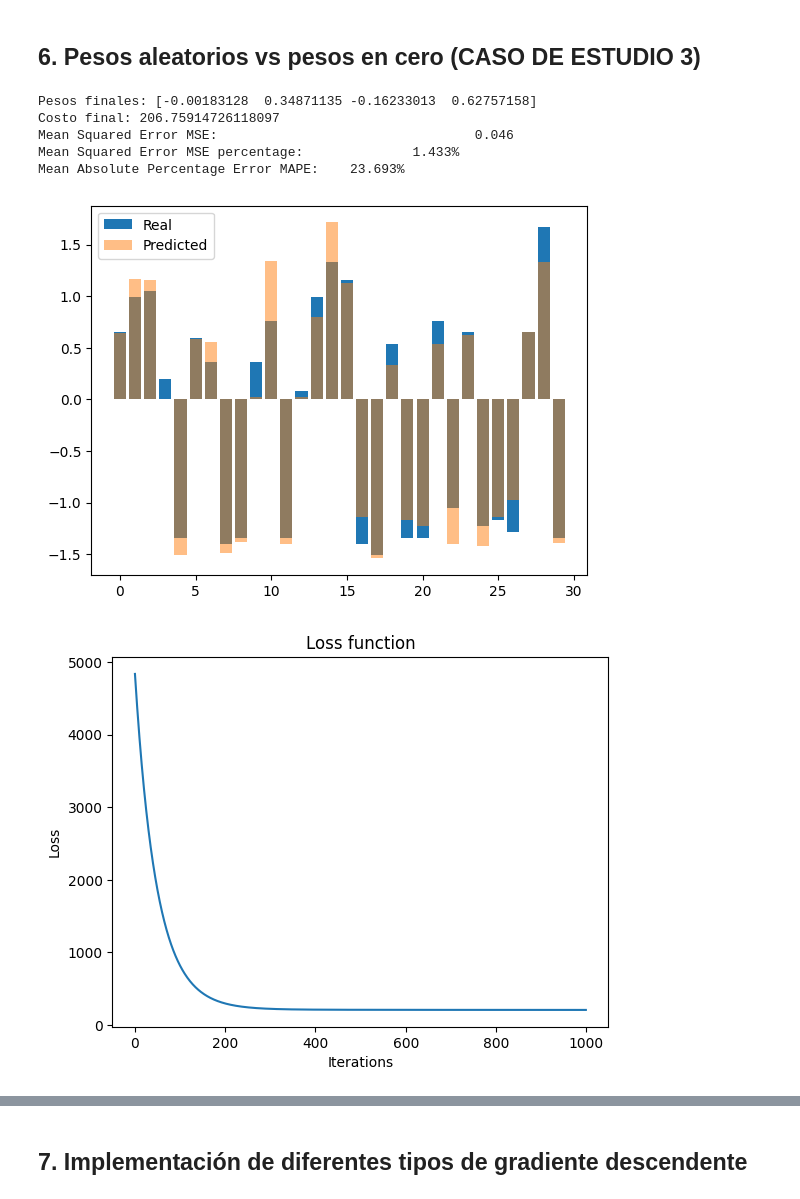
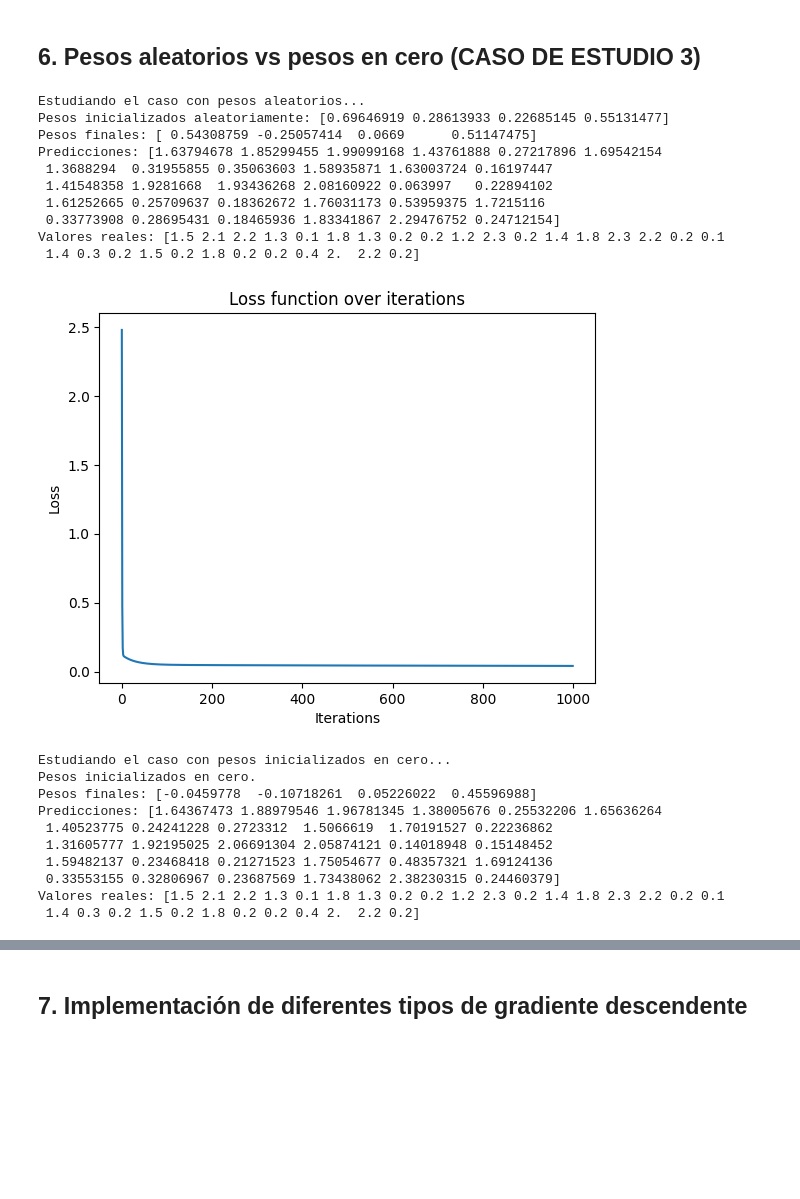
Before and after one commit to Borreguin/WorkShopUSFQ, a Jupyter notebook: Taller4/P2_LG/P2_LG.ipynb, the cells around one changed output, grey strips where cells are left out. Cells and saved outputs as stored; diff of their text form; code cells hidden in the pictures; blank space fills up the shorter version.

```diff
--- a/Taller4/P2_LG/P2_LG.ipynb
+++ b/Taller4/P2_LG/P2_LG.ipynb
@@ -324,0 +351,8 @@ Mean Absolute Percentage Error MAPE:    26.278%
+# %%
+# Función para graficar la función de pérdida
+def plot_loss_function(history):
+    plt.plot(history['cost'])
+    plt.xlabel('Iterations')
+    plt.ylabel('Loss')
+    plt.title('Loss function over iterations')
+    plt.show()
@@ -325,3 +375,11 @@ Mean Absolute Percentage Error MAPE:    26.278%
 # %% [markdown]
 ## 6. Pesos aleatorios vs pesos en cero (CASO DE ESTUDIO 3)
+# %%
+# Función para cargar los datos de Iris
+def load_iris_data_petalwidth_prediction():
+    iris = load_iris()
+    # Usar tres características para predecir la longitud del pétalo
+    x = iris.data[:, [0, 1, 2]]  # Longitud y ancho del sépalo, longitud del pétalo
+    y = iris.data[:, 3]  # Ancho del pétalo
+    return x, y
 # %%
@@ -385,11 +444,43 @@ def study_case_3():
-# %%
-if __name__ == '__main__':
-    study_case_3()
-# %% [output]
-Pesos finales: [-0.00183128  0.34871135 -0.16233013  0.62757158]
-Costo final: 206.75914726118097
-Mean Squared Error MSE:                                 0.046
-Mean Squared Error MSE percentage:              1.433%
-Mean Absolute Percentage Error MAPE:    23.693%
-[figure, removed]
-[figure, removed]
+# %%
+# Casos de estudio
+def study_case_3_random_weights():
+    lr = 0.01
+    # Caso con pesos aleatorios
+    print("Estudiando el caso con pesos aleatorios...")
+    train_model_with_random_weights(study_case=1, lr=lr, random_weights=True)
+# %%
+def study_case_3_zero_weights():
+    lr = 0.01
+    # Caso con pesos inicializados en cero
+    print("Estudiando el caso con pesos inicializados en cero...")
+    train_model_with_random_weights(study_case=1, lr=lr, random_weights=False)
+# %%
+# Función principal para ejecutar ambos casos
+if __name__ == '__main__':
+    # Ejecutar caso con pesos aleatorios
+    study_case_3_random_weights()
+
+    # Ejecutar caso con pesos inicializados en cero
+    study_case_3_zero_weights()
+# %% [output]
+Estudiando el caso con pesos aleatorios...
+Pesos inicializados aleatoriamente: [0.69646919 0.28613933 0.22685145 0.55131477]
+Pesos finales: [ 0.54308759 -0.25057414  0.0669      0.51147475]
+Predicciones: [1.63794678 1.85299455 1.99099168 1.43761888 0.27217896 1.69542154
+ 1.3688294  0.31955855 0.35063603 1.58935871 1.63003724 0.16197447
+ 1.41548358 1.9281668  1.93436268 2.08160922 0.063997   0.22894102
+ 1.61252665 0.25709637 0.18362672 1.76031173 0.53959375 1.7215116
+ 0.33773908 0.28695431 0.18465936 1.83341867 2.29476752 0.24712154]
+Valores reales: [1.5 2.1 2.2 1.3 0.1 1.8 1.3 0.2 0.2 1.2 2.3 0.2 1.4 1.8 2.3 2.2 0.2 0.1
+ 1.4 0.3 0.2 1.5 0.2 1.8 0.2 0.2 0.4 2.  2.2 0.2]
+[figure, added]
+Estudiando el caso con pesos inicializados en cero...
+Pesos inicializados en cero.
+Pesos finales: [-0.0459778  -0.10718261  0.05226022  0.45596988]
+Predicciones: [1.64367473 1.88979546 1.96781345 1.38005676 0.25532206 1.65636264
+ 1.40523775 0.24241228 0.2723312  1.5066619  1.70191527 0.22236862
+ 1.31605777 1.92195025 2.06691304 2.05874121 0.14018948 0.15148452
+ 1.59482137 0.23468418 0.21271523 1.75054677 0.48357321 1.69124136
+ 0.33553155 0.32806967 0.23687569 1.73438062 2.38230315 0.24460379]
+Valores reales: [1.5 2.1 2.2 1.3 0.1 1.8 1.3 0.2 0.2 1.2 2.3 0.2 1.4 1.8 2.3 2.2 0.2 0.1
+ 1.4 0.3 0.2 1.5 0.2 1.8 0.2 0.2 0.4 2.  2.2 0.2]
```
Also changed, not shown: parts of 33 cells of this notebook.
